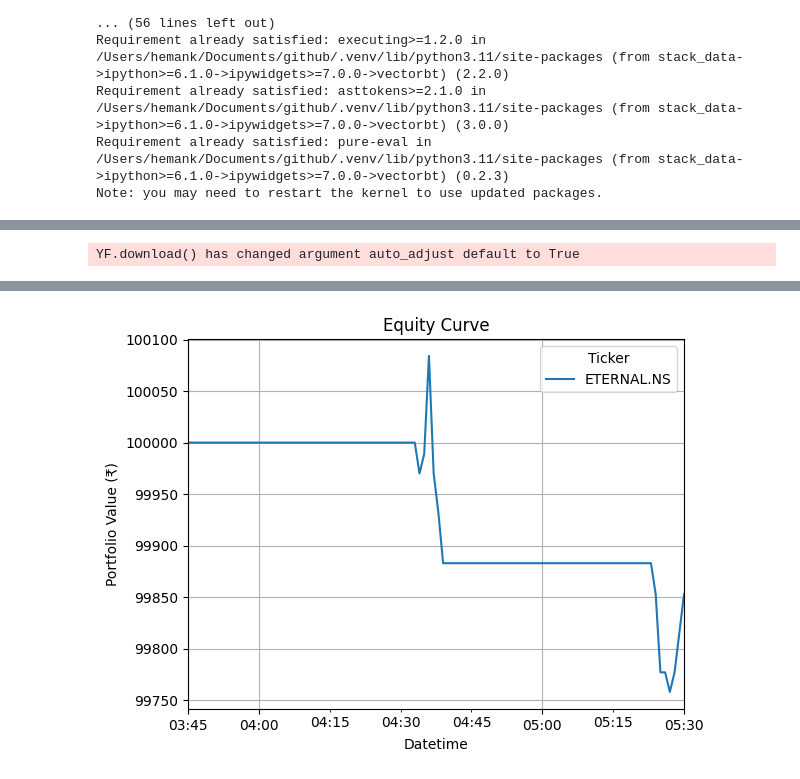
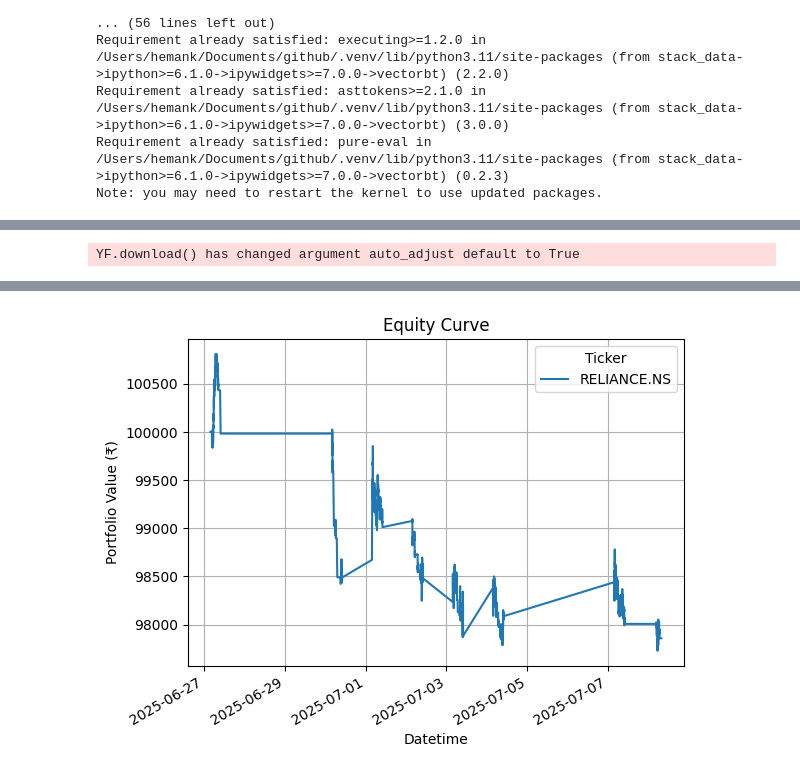
Before and after one commit to kmrhemant21/trading, a Jupyter notebook: backtesting/testing.ipynb, the cells around one changed output, grey strips where cells are left out. Drawn from its saved outputs; the diff is of its cells as text; code cells hidden in the pictures.

```diff
--- a/backtesting/testing.ipynb
+++ b/backtesting/testing.ipynb
@@ -364,42 +43,55 @@ import vectorbt as vbt
 import yfinance as yf
 import pandas as pd
 import matplotlib.pyplot as plt
+import numpy as np
 import pytz
 
-# Parameters
-symbol     = 'ETERNAL.NS'
-sma_short  = 20
-sma_long   = 50
-init_cash  = 100_000
+# ─── CONFIG ────────────────────────────────────────────────────────────────
+symbol      = 'RELIANCE.NS'
+init_cash   = 100_000           # ₹100 000 starting capital
+fees        = 0.0002            # 0.02% commission per trade
+slippage    = 0.0001            # 0.01% slippage per trade
+sma_short   = 20                # Fast SMA window
+sma_long    = 50                # Slow SMA window
+trail_stop  = 0.01              # 1% trailing stop
+data_period = '8d'             # Lookback
+data_interval = '1m'            # Granularity
+# ────────────────────────────────────────────────────────────────────────────
 
-# 1) Fetch the last 60 days of 5-minute bars
-data = yf.download(symbol, period='1d', interval='1m', progress=False).dropna()
-price = data['Close']
+# 1) Fetch price data
+df = yf.download(symbol, period=data_period, interval=data_interval, progress=False).dropna()
 
-# 2) Compute SMAs (aligned by pandas rolling)
+price = df['Close']
+
+# 2) Compute SMAs
 fast_ma = price.rolling(sma_short).mean()
 slow_ma = price.rolling(sma_long).mean()
 
-# 3) Signals: long when fast > slow, exit when fast < slow
+# 3) Entry / exit boolean signals
 entries = fast_ma > slow_ma
 exits   = fast_ma < slow_ma
 
-# 4) All-in sizing: invest full cash at each entry price
-size = init_cash / price
+# 4) Build integer-share size series
+raw_size = init_cash / price
+size = np.floor(raw_size).astype(int)    # round down to whole shares
+size[size < 1] = 0                       # can't buy less than 1 share
 
-# 5) Backtest with vectorbt
+# 5) Backtest with trailing stop using sl_stop & sl_trail
 pf = vbt.Portfolio.from_signals(
-    close=price,
-    entries=entries,
-    exits=exits,
-    init_cash=init_cash,
-    size=size,
-    fees=0.0002,       # 0.02% commission per trade
-    slippage=0.0001    # 0.01% slippage
+    close      = price,
+    entries    = entries,
+    exits      = exits,
+    init_cash  = init_cash,
+    size       = size,        # integer shares
+    fees       = fees,
+    slippage   = slippage,
+    sl_stop    = trail_stop,  # absolute fractional stop
+    sl_trail   = True         # make it trailing
 )
 
-# 6) Extract trades
+# 6) Extract trades and compute ReturnPct if missing
 trades = pf.trades.records_readable.copy()
+trades['Size'] = trades['Size'].round().astype(int)
 if 'ReturnPct' not in trades.columns:
     trades['ReturnPct'] = trades['PnL'] / (abs(trades['Size'] * trades['Avg Entry Price'])) * 100
 
@@ -411,34 +103,35 @@ avg_pnl           = trades['PnL'].mean() if total_trades else 0
 avg_return_pct    = trades['ReturnPct'].mean() if total_trades else 0
 max_win           = trades['PnL'].max() if total_trades else 0
 max_loss          = trades['PnL'].min() if total_trades else 0
+final_capital     = pf.value().iloc[-1].item()
 
-# 8) Print metrics and final capital
+# 8) Print metrics
 print("————— Trade Metrics —————")
-print(f"Total Trades            : {total_trades}")
-print(f"Profitable Trades       : {profitable_trades}")
-print(f"Win Rate                : {win_rate:.2f} %")
-print(f"Average PnL per Trade   : ₹{avg_pnl:.2f}")
-print(f"Average Return per Trade: {avg_return_pct:.2f} %")
-print(f"Largest Win             : ₹{max_win:.2f}")
-print(f"Largest Loss            : ₹{max_loss:.2f}")
-final_capital = pf.value().iloc[-1].item()
-print(f"\nFinal Portfolio Value   : ₹{final_capital:,.2f}")
+print(f"Parameters            : SMA({sma_short},{sma_long}), Trailing Stop = {trail_stop*100:.1f}%")
+print(f"Total Trades          : {total_trades}")
+print(f"Profitable Trades     : {profitable_trades}")
+print(f"Win Rate              : {win_rate:.2f} %")
+print(f"Average PnL per Trade : ₹{avg_pnl:.2f}")
+print(f"Average Return/Trade  : {avg_return_pct:.2f} %")
+print(f"Largest Win           : ₹{max_win:.2f}")
+print(f"Largest Loss          : ₹{max_loss:.2f}")
+print(f"Final Portfolio Value : ₹{final_capital:,.2f}\n")
 
 # 9) Plot equity curve
-plt.figure(figsize=(10,5))
+plt.figure(figsize=(12,6))
 pf.value().plot(title="Equity Curve", ylabel="Portfolio Value (₹)")
 plt.grid(True)
 plt.show()
 
 # 10) Export trades in IST to CSV
 trades_ist = trades.copy()
-for col in ['Entry Date', 'Exit Date']:
-    if col in trades_ist.columns:
-        trades_ist[col] = pd.to_datetime(trades_ist[col]) \
-            .dt.tz_localize('UTC') \
-            .dt.tz_convert('Asia/Kolkata')
-trades_ist.to_csv('trades.csv', index=False)
-print("Trades exported to trades.csv (timestamps in IST)")
+
+
+for col in ['Entry Timestamp', 'Exit Timestamp']:
+    if col in trades_ist:
+        trades_ist[col] = pd.to_datetime(trades_ist[col], utc=True).dt.tz_convert('Asia/Kolkata')
+trades_ist.to_csv('trades_integer_sizes.csv', index=False)
+print("Trades exported to trades_integer_sizes.csv (timestamps in IST)")
 # %% [output]
 YF.download() has changed argument auto_adjust default to True
 ————— Trade Metrics —————
@@ -455 +148 @@ Final Portfolio Value   : ₹99,853.04
-[figure, old version]
+[figure, new version]
```
Also changed, not shown: parts of 6 cells of this notebook, 8 other files.
